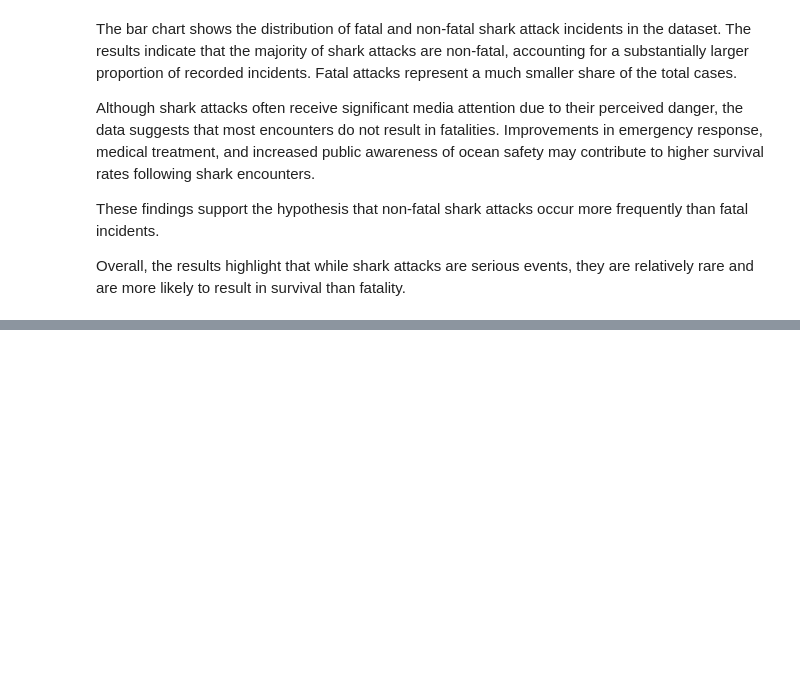
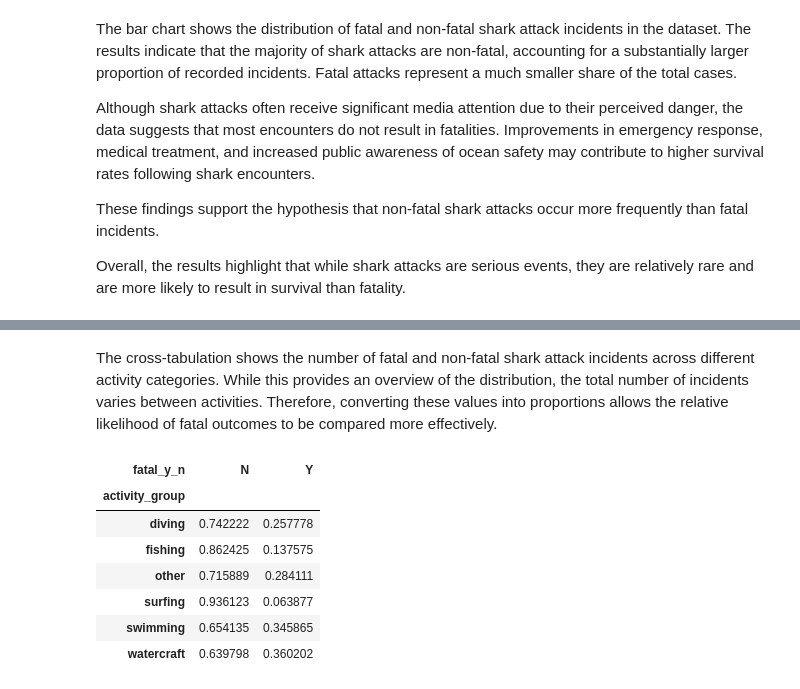
Before and after one commit to szm2701/shark-attack-data-dashboard, a Jupyter notebook: jupyter_notebooks/shark_attack_analysis.ipynb, the cells around one changed output, grey strips where cells are left out. Saved outputs shown, nothing was run; the diff lists cells and outputs as text; code cells hidden in the pictures; blank space fills up the shorter version.

```diff
--- a/jupyter_notebooks/shark_attack_analysis.ipynb
+++ b/jupyter_notebooks/shark_attack_analysis.ipynb
@@ -1200,0 +1307,20 @@ Overall, the results highlight that while shark attacks are serious events, they
+# %% [markdown]
+The cross-tabulation shows the number of fatal and non-fatal shark attack incidents across different activity categories. While this provides an overview of the distribution, the total number of incidents varies between activities. Therefore, converting these values into proportions allows the relative likelihood of fatal outcomes to be compared more effectively.
+# %%
+# Convert the cross-tabulation into percentages so that the proportion of fatal and non-fatal incidents can be compared across activities.
+
+activity_fatal_pct = activity_fatal.div(activity_fatal.sum(axis=1), axis=0)
+
+
+# Display percentage table.
+
+activity_fatal_pct
+# %% [output]
+| fatal_y_n | N | Y |
+| activity_group |  |  |
+| diving | 0.742222 | 0.257778 |
+| fishing | 0.862425 | 0.137575 |
+| other | 0.715889 | 0.284111 |
+| surfing | 0.936123 | 0.063877 |
+| swimming | 0.654135 | 0.345865 |
+| watercraft | 0.639798 | 0.360202 |
```
Also changed, not shown: parts of 10 cells of this notebook.
